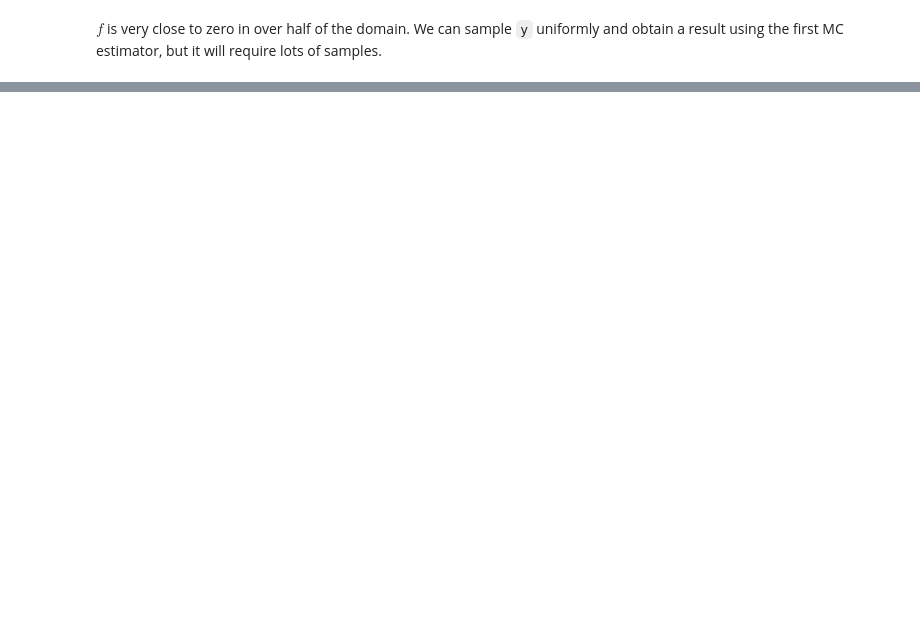
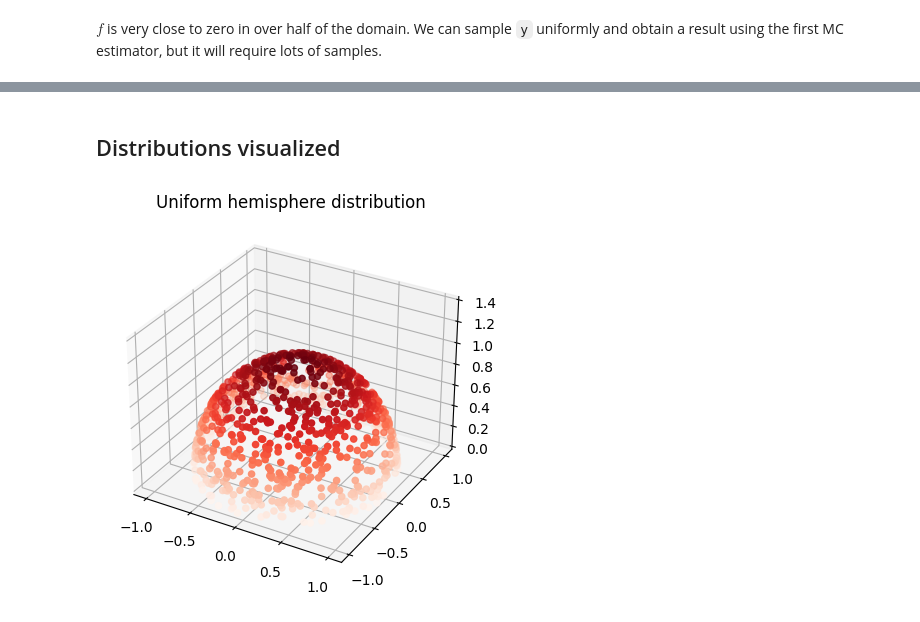
Before and after one commit to Nelarius/notebooks, a Jupyter notebook: raytracing/monte_carlo.ipynb, the cells around one changed output, grey strips where cells are left out. Saved outputs shown, nothing was run; the diff lists cells and outputs as text; code cells hidden in the pictures; blank space fills up the shorter version.

Commit message:
Add work for uniform, cosine distributions

```diff
--- a/raytracing/monte_carlo.ipynb
+++ b/raytracing/monte_carlo.ipynb
@@ -64,0 +220,33 @@ mse
+# %% [markdown]
+## Distributions visualized
+# %%
+def point_in_uniform_distribution(u1, u2):
+    sin_theta = np.sqrt(1.0 - u1 * u1)
+    x = np.cos(2.0 * np.pi * u2) * sin_theta
+    y = np.sin(2.0 * np.pi * u2) * sin_theta
+    z = u1
+
+    return x, y, z
+
+def point_in_cosine_distribution(u1, u2):
+    sin_theta = np.sqrt(1.0 - u1)
+    z = np.sqrt(u1)
+    x = np.cos(2.0 * np.pi * u2) * sin_theta
+    y = np.sin(2.0 * np.pi * u2) * sin_theta
+
+    return x, y, z
+# %%
+u1 = np.random.uniform(0, 1, 1000)
+u2 = np.random.uniform(0, 1, 1000)
+# %%
+points = [point_in_uniform_distribution(u1[i], u2[i]) for i in range(1000)]
+x, y, z = zip(*points)
+
+fig = plt.figure()
+ax = plt.axes(projection='3d')
+ax.scatter3D(x, y, z, c=z, cmap='Reds')
+ax.set_title("Uniform hemisphere distribution")
+ax.set_zlim(0, 1.4)  # Set the z-axis range
+plt.show()
+# %% [output]
+[figure, added]
```
Also changed, not shown: parts of 8 cells of this notebook.
